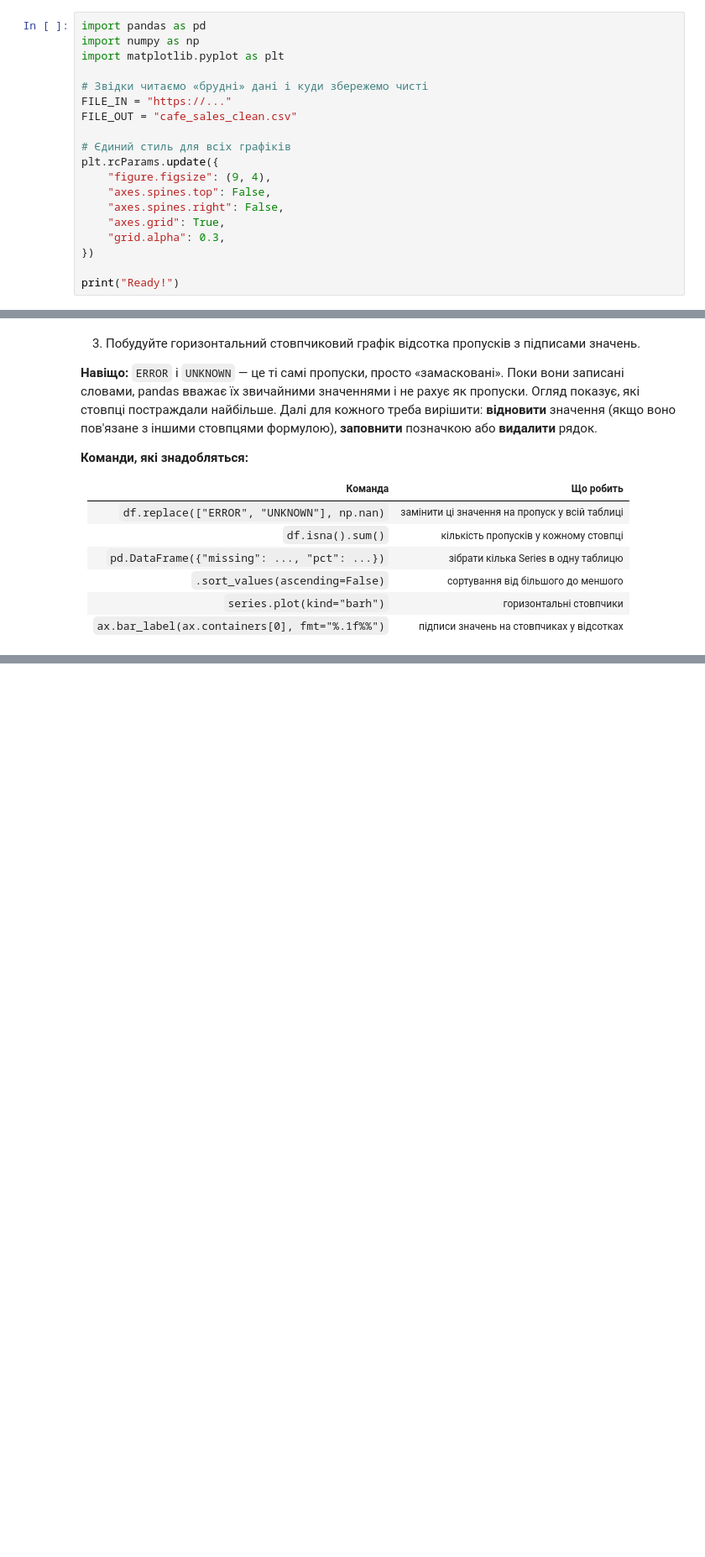
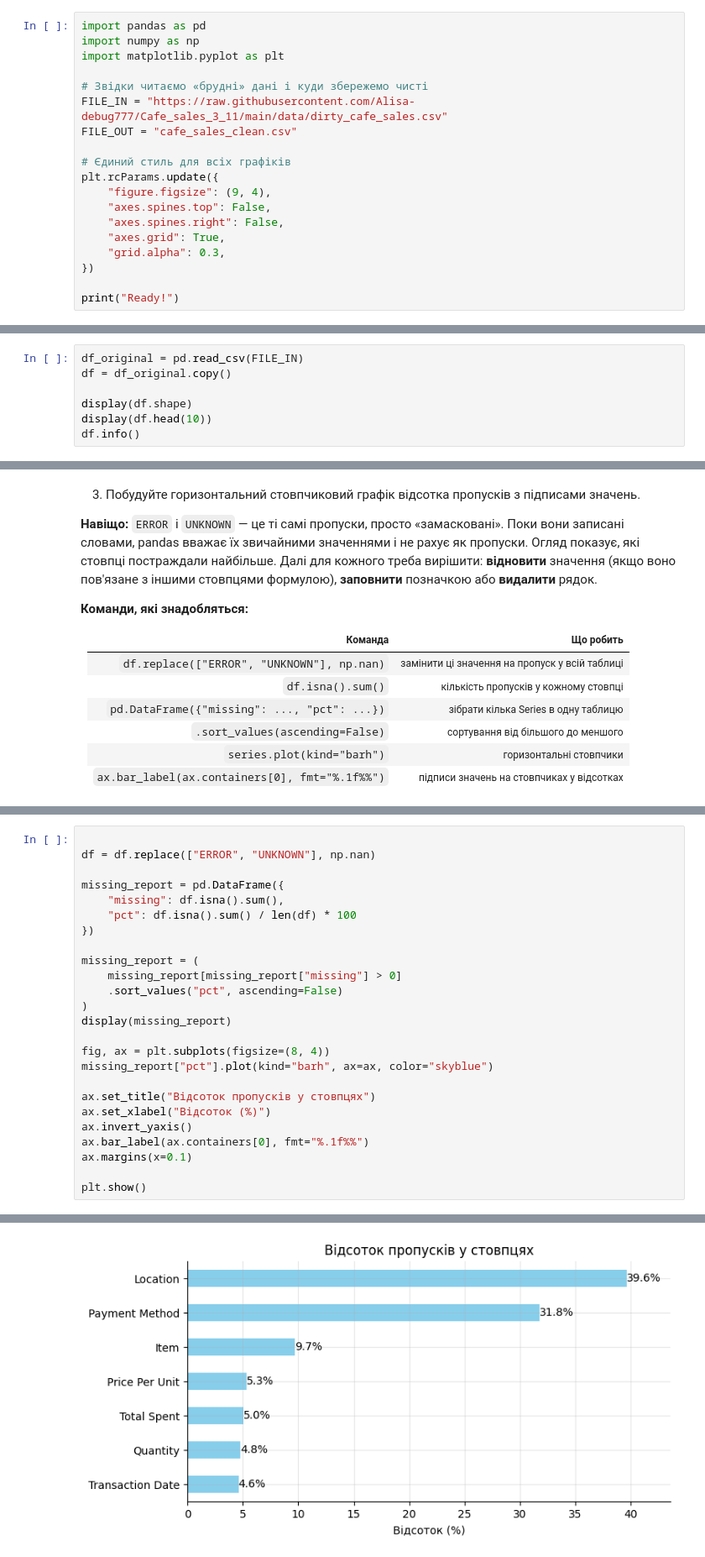
Before and after one commit to Alisa-debug777/Cafe_sales_3_11, a Jupyter notebook: notebooks/project_cafe_sales.ipynb, the cells around one changed output, grey strips where cells are left out. Shown at 84% size. Cells and saved outputs as stored; diff of their text form; blank space fills up the shorter version.

```diff
--- a/notebooks/project_cafe_sales.ipynb
+++ b/notebooks/project_cafe_sales.ipynb
@@ -44,7 +44,7 @@ import numpy as np
 import matplotlib.pyplot as plt
 
 # Звідки читаємо «брудні» дані і куди збережемо чисті
-FILE_IN = "https://..."
+FILE_IN = "https://raw.githubusercontent.com/Alisa-debug777/Cafe_sales_3_11/main/data/dirty_cafe_sales.csv"
 FILE_OUT = "cafe_sales_clean.csv"
 
 # Єдиний стиль для всіх графіків
@@ -89,0 +86,7 @@ print("Ready!")
+# %%
+df_original = pd.read_csv(FILE_IN)
+df = df_original.copy()
+
+display(df.shape)
+display(df.head(10))
+df.info()
@@ -164,0 +279,26 @@ print("Ready!")
+# %%
+
+df = df.replace(["ERROR", "UNKNOWN"], np.nan)
+
+missing_report = pd.DataFrame({
+    "missing": df.isna().sum(),
+    "pct": df.isna().sum() / len(df) * 100
+})
+
+missing_report = (
+    missing_report[missing_report["missing"] > 0]
+    .sort_values("pct", ascending=False)
+)
+display(missing_report)
+
+fig, ax = plt.subplots(figsize=(8, 4))
+missing_report["pct"].plot(kind="barh", ax=ax, color="skyblue")
+
+ax.set_title("Відсоток пропусків у стовпцях")
+ax.set_xlabel("Відсоток (%)")
+ax.invert_yaxis()
+ax.bar_label(ax.containers[0], fmt="%.1f%%")
+ax.margins(x=0.1)
+
+plt.show()
+# %% [output]
@@ -164,0 +313 @@ print("Ready!")
+[figure, added]
```
Also changed, not shown: parts of 60 cells of this notebook.
